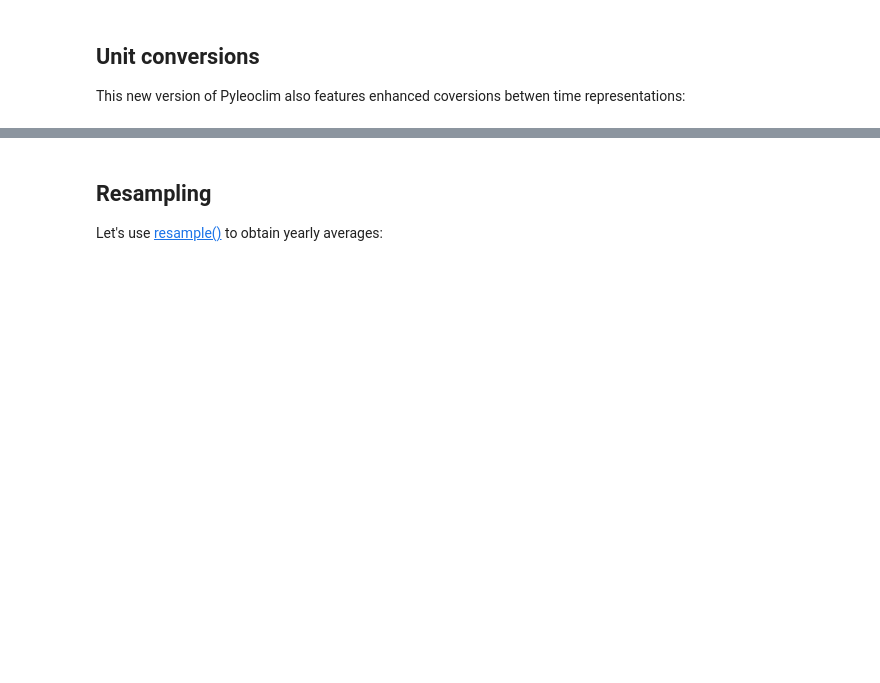
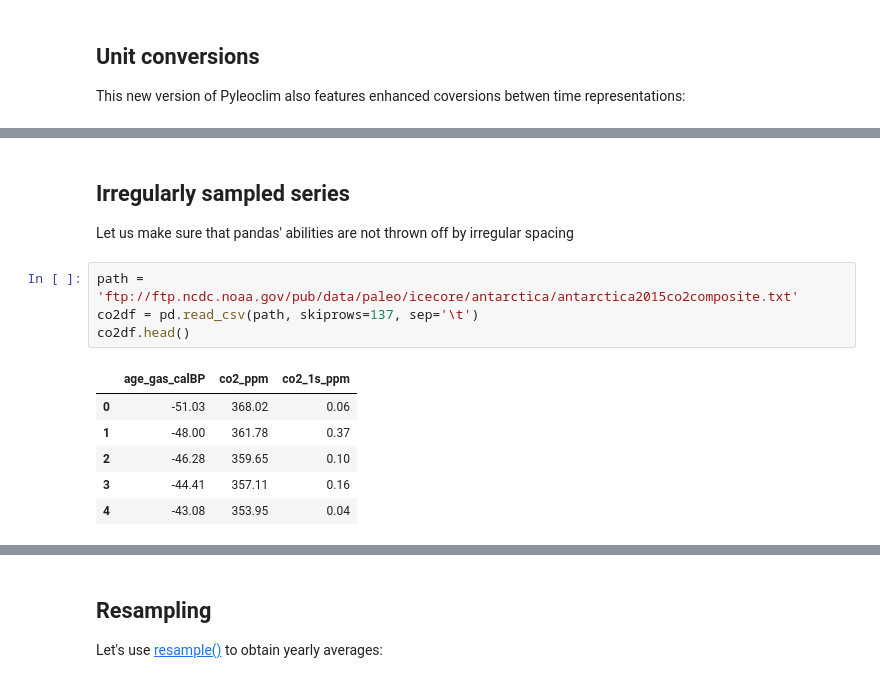
Before and after one commit to LinkedEarth/Pyleoclim_util, a Jupyter notebook: example_notebooks/Paleopandas Playground.ipynb, the cells around one changed output, grey strips where cells are left out. Drawn from its saved outputs; the diff is of its cells as text; blank space fills up the shorter version.

```diff
--- a/example_notebooks/Paleopandas Playground.ipynb
+++ b/example_notebooks/Paleopandas Playground.ipynb
@@ -178,0 +213,15 @@ Notice how the datetime index is unchanged by the time unit conversion: no matte
+# %% [markdown]
+## Irregularly sampled series
+
+Let us make sure that pandas' abilities are not thrown off by irregular spacing
+# %%
+path = 'ftp://ftp.ncdc.noaa.gov/pub/data/paleo/icecore/antarctica/antarctica2015co2composite.txt'
+co2df = pd.read_csv(path, skiprows=137, sep='\t')
+co2df.head()
+# %% [output]
+|  | age_gas_calBP | co2_ppm | co2_1s_ppm |
+| 0 | -51.03 | 368.02 | 0.06 |
+| 1 | -48.00 | 361.78 | 0.37 |
+| 2 | -46.28 | 359.65 | 0.10 |
+| 3 | -44.41 | 357.11 | 0.16 |
+| 4 | -43.08 | 353.95 | 0.04 |
```
Also changed, not shown: parts of 22 cells of this notebook, 2 other files.
